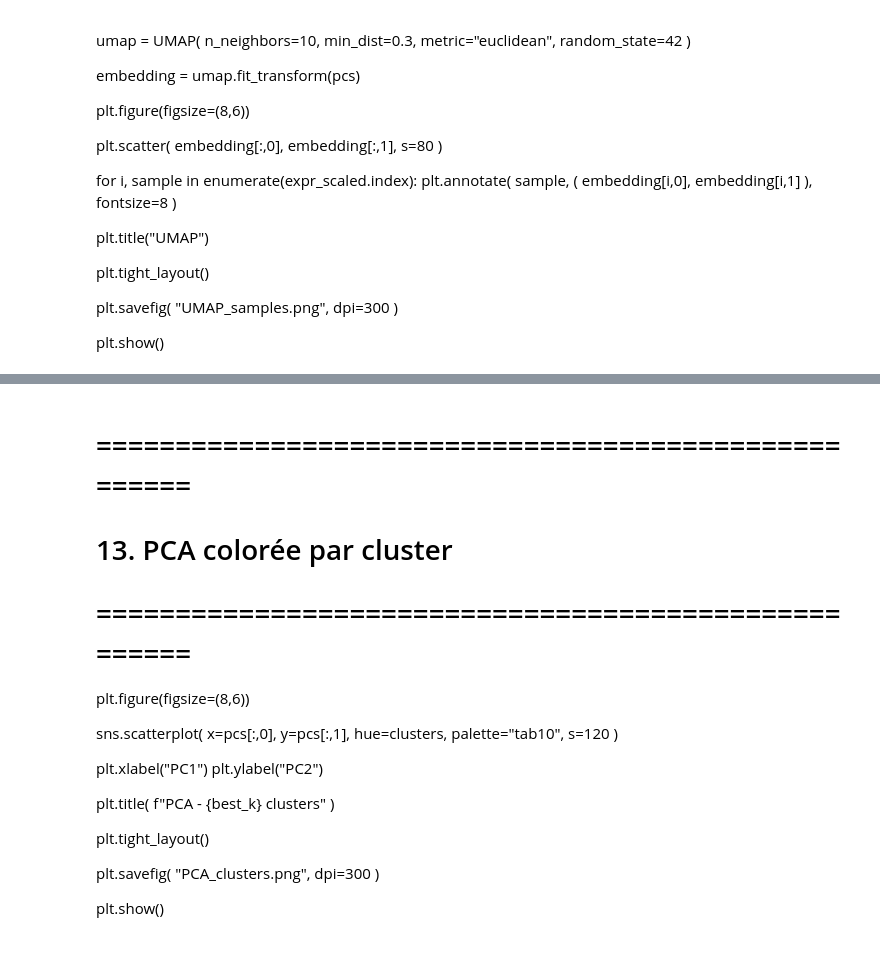
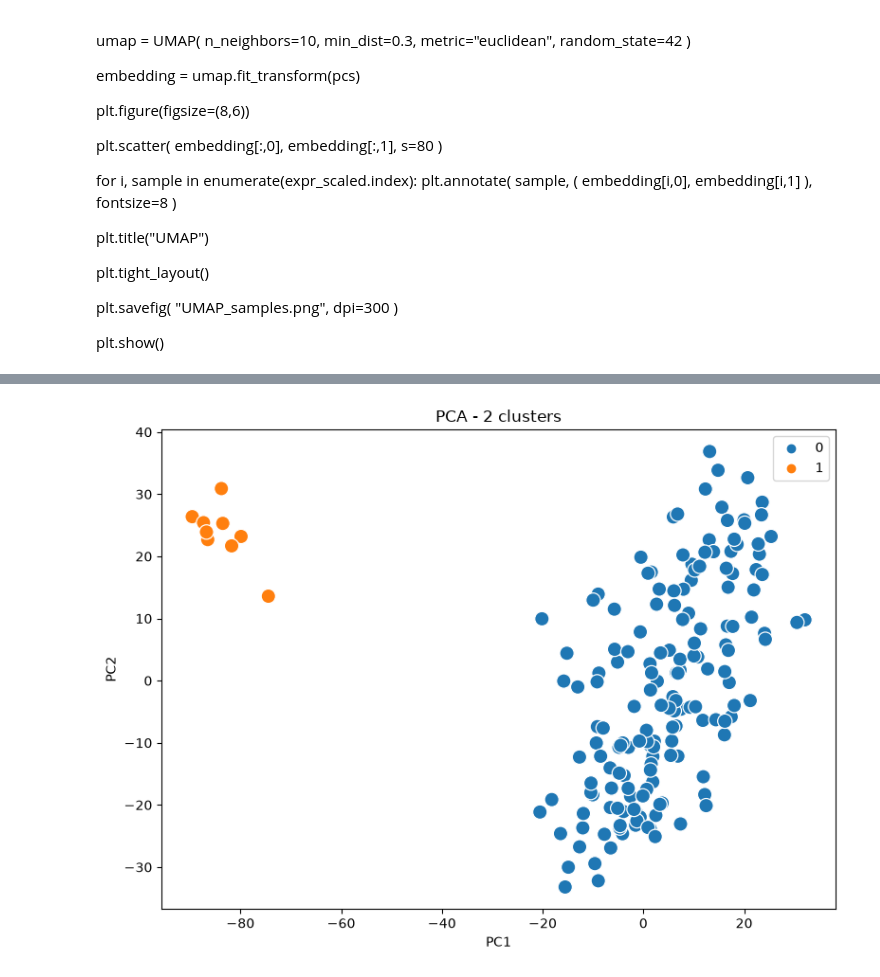
Before and after one commit to tetedange13/NSBEpi, a Jupyter notebook: RNA.ipynb, the cells around one changed output, grey strips where cells are left out. Drawn from its saved outputs; the diff is of its cells as text; code cells hidden in the pictures.

```diff
--- a/RNA.ipynb
+++ b/RNA.ipynb
@@ -43,7 +46,8 @@ keep = (
     >= min_samples
 )
 
-counts_filt = counts.loc[keep]
+# PyDESeq2 expects int -> also cast all columns
+counts_filt = counts.loc[keep].map(int)
 
 print(
     f"Gènes après filtrage : "
@@ -70,11 +76,15 @@ metadata = pd.DataFrame(
 # 4. Estimation des size factors DESeq2
 # =====================================================
 
+inference = DefaultInference(n_cpus=8)
+
 dds = DeseqDataSet(
     counts=counts_for_deseq,
     metadata=metadata,
-    design="~ condition",
-    quiet=False
+    design="~condition",
+    refit_cooks=True,
+    inference=inference,
+    quiet=False,
 )
 
 dds.fit_size_factors()
@@ -317,30 +350,32 @@ print(cluster_table)
-# %% [markdown]
-# =====================================================
-# 13. PCA colorée par cluster
-# =====================================================
-
-plt.figure(figsize=(8,6))
-
-sns.scatterplot(
-    x=pcs[:,0],
-    y=pcs[:,1],
-    hue=clusters,
-    palette="tab10",
-    s=120
-)
-
-plt.xlabel("PC1")
-plt.ylabel("PC2")
-
-plt.title(
-    f"PCA - {best_k} clusters"
-)
-
-plt.tight_layout()
-
-plt.savefig(
-    "PCA_clusters.png",
-    dpi=300
-)
-
-plt.show()
+# %%
+# =====================================================
+# 13. PCA colorée par cluster
+# =====================================================
+
+plt.figure(figsize=(8,6))
+
+sns.scatterplot(
+    x=pcs[:,0],
+    y=pcs[:,1],
+    hue=clusters,
+    palette="tab10",
+    s=120
+)
+
+plt.xlabel("PC1")
+plt.ylabel("PC2")
+
+plt.title(
+    f"PCA - {best_k} clusters"
+)
+
+plt.tight_layout()
+
+plt.savefig(
+    "PCA_clusters.png",
+    dpi=300
+)
+
+plt.show()
+# %% [output]
+[figure, added]
```
Also changed, not shown: parts of 10 cells of this notebook.
